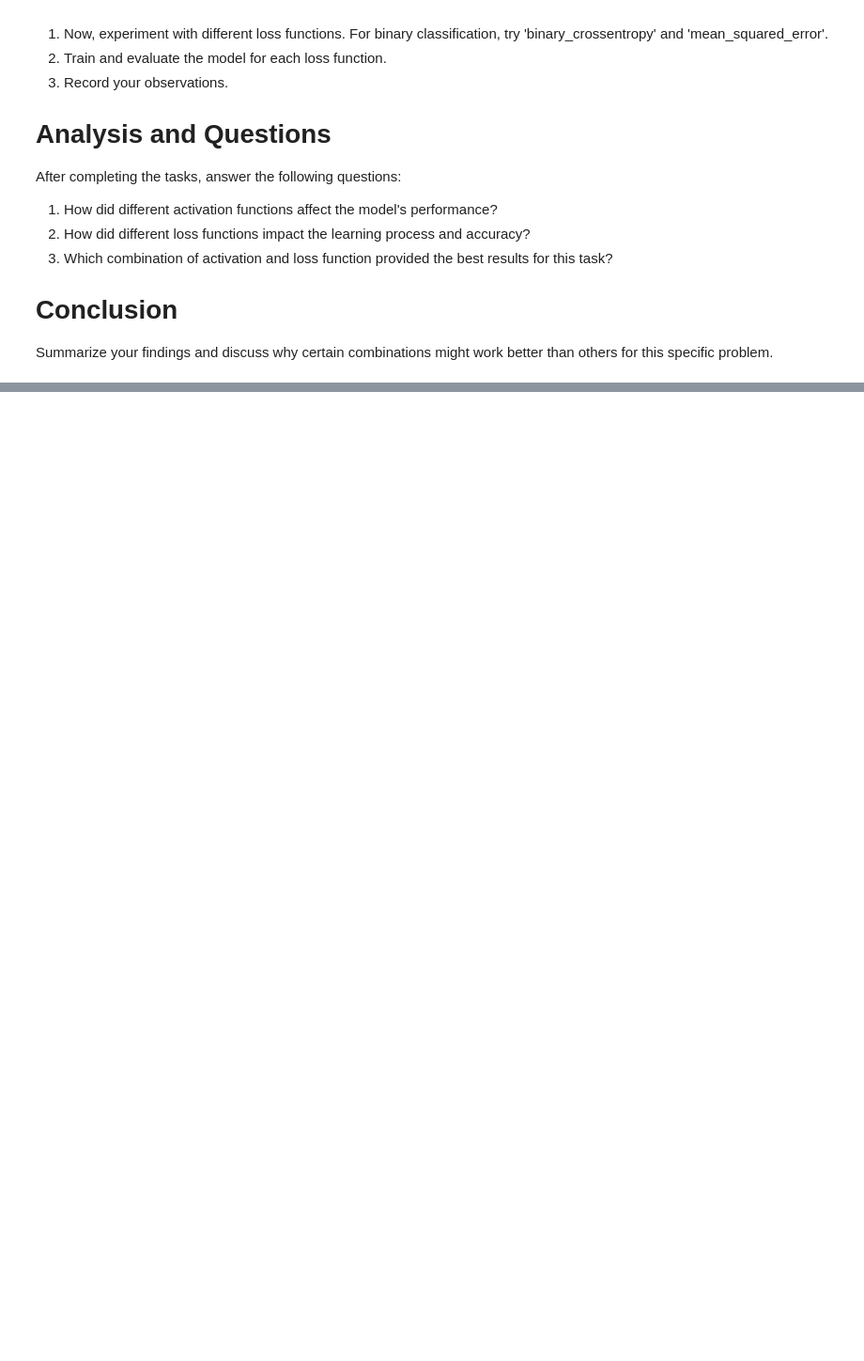
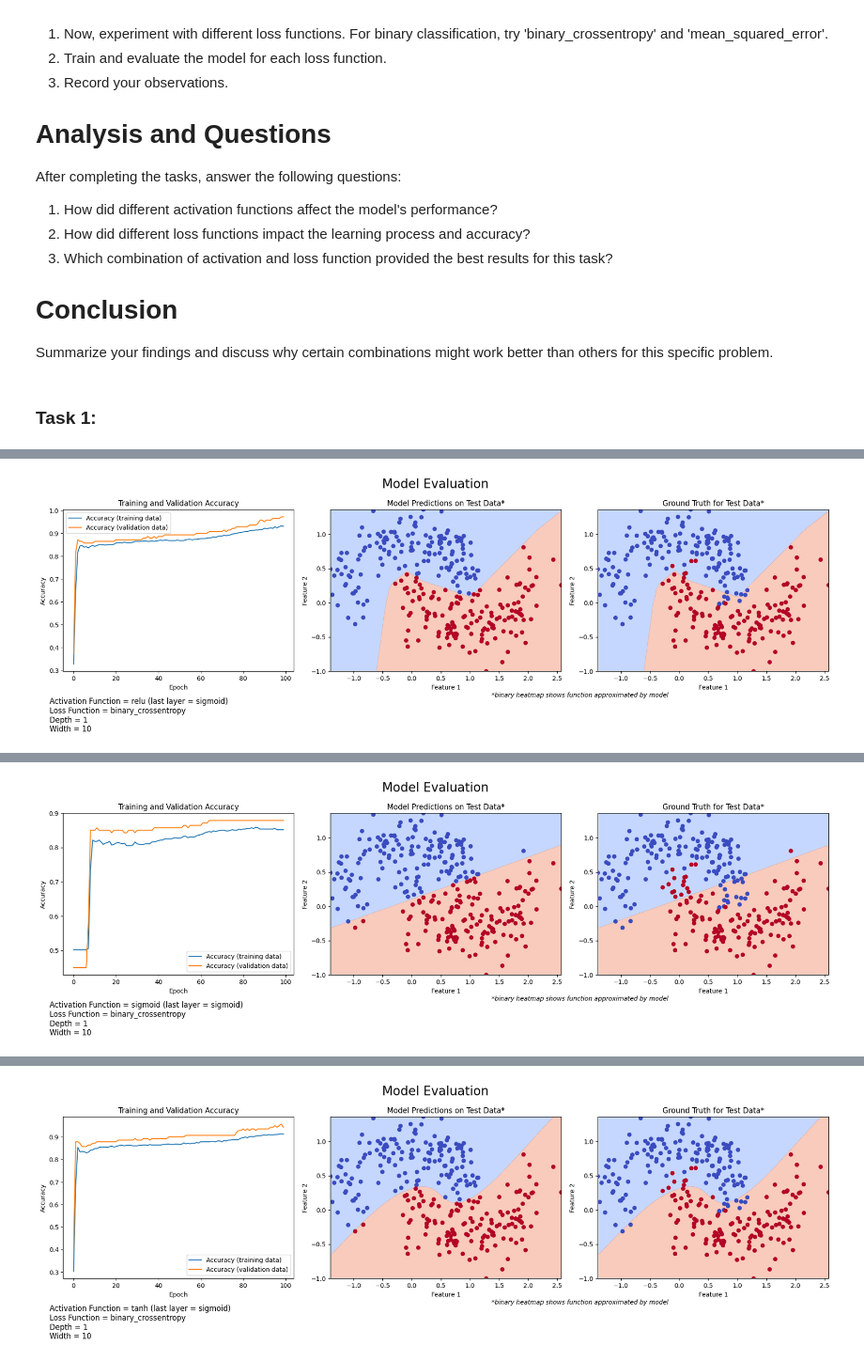
Before and after one commit to SCGlass/deep_learning, a Jupyter notebook: week_1/Explore_activation_and_loss.ipynb, the cells around one changed output, grey strips where cells are left out. Shown at 94% size. Cells and saved outputs as stored; diff of their text form; code cells hidden in the pictures; blank space fills up the shorter version.

```diff
--- a/week_1/Explore_activation_and_loss.ipynb
+++ b/week_1/Explore_activation_and_loss.ipynb
@@ -134,3 +228,15 @@ After completing the tasks, answer the following questions:
 
 # Conclusion
 Summarize your findings and discuss why certain combinations might work better than others for this specific problem.
+# %% [markdown]
+### Task 1:
+# %%
+model_relu = build_model(activation_function="relu", loss_function="binary_crossentropy")
+train_and_evaluate_model(model_relu, epochs=100)
+
+model_sigmoid = build_model(activation_function='sigmoid', loss_function='binary_crossentropy')
+train_and_evaluate_model(model_sigmoid, epochs=100)
+
+model_tanh = build_model(activation_function="tanh", loss_function="binary_crossentropy")
+train_and_evaluate_model(model_tanh, epochs=100)
+# %% [output]
@@ -136,0 +248 @@ Summarize your findings and discuss why certain combinations might work better t
+[figure, added]
@@ -136,0 +254 @@ Summarize your findings and discuss why certain combinations might work better t
+[figure, added]
@@ -136,0 +260 @@ Summarize your findings and discuss why certain combinations might work better t
+[figure, added]
```
Also changed, not shown: parts of 7 cells of this notebook.
